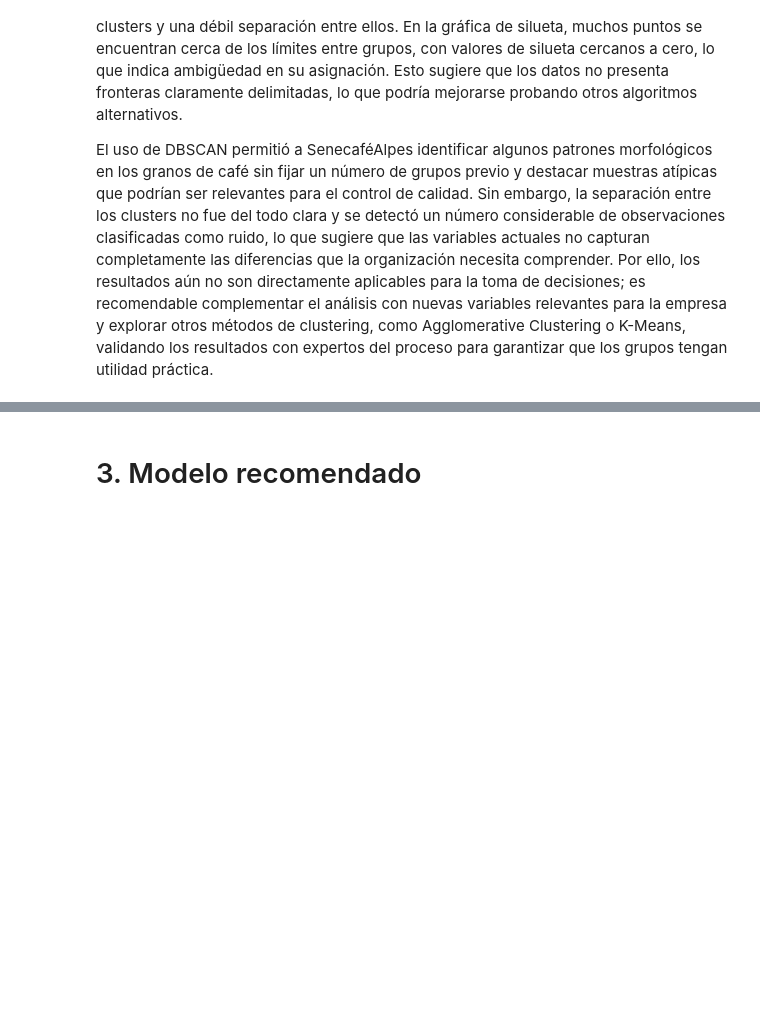
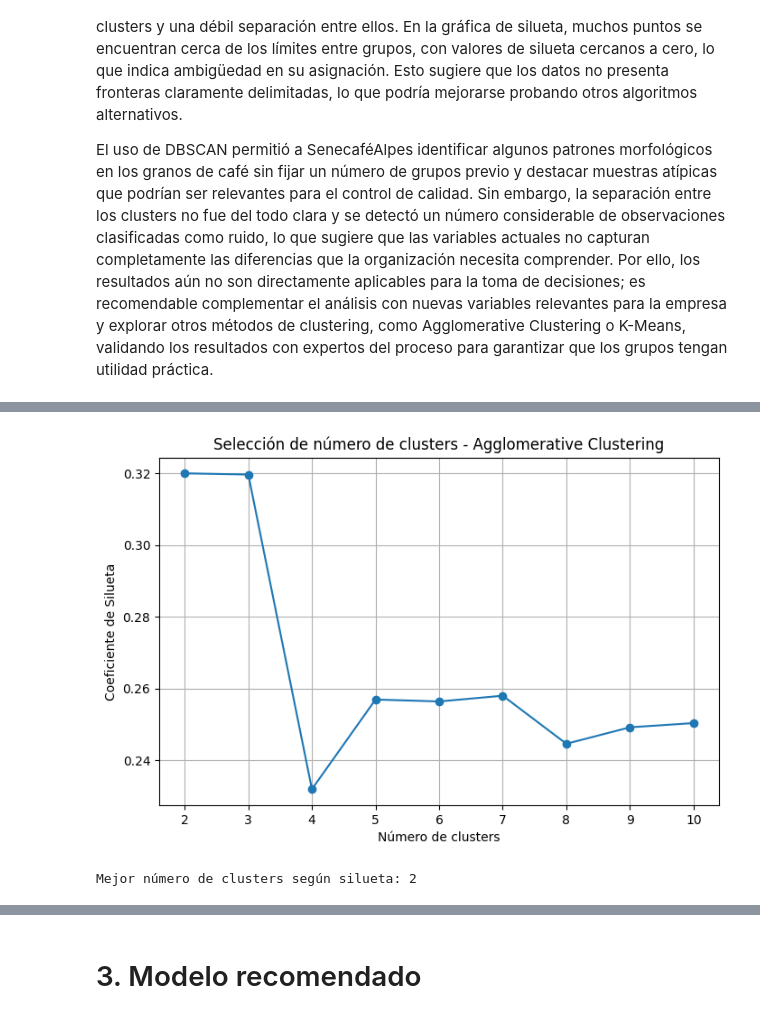
Before and after one commit to BI-organization/lab2, a Jupyter notebook: Lab2.ipynb, the cells around one changed output, grey strips where cells are left out. Drawn from its saved outputs; the diff is of its cells as text; code cells hidden in the pictures; blank space fills up the shorter version.

```diff
--- a/Lab2.ipynb
+++ b/Lab2.ipynb
@@ -684,0 +714,27 @@ El uso de DBSCAN permitió a SenecaféAlpes identificar algunos patrones morfol
+# %%
+from sklearn.cluster import AgglomerativeClustering
+from sklearn.metrics import silhouette_score
+import matplotlib.pyplot as plt
+
+range_n_clusters = range(2, 11)
+silhouette_scores = []
+
+for k in range_n_clusters:
+    agg = AgglomerativeClustering(n_clusters=k, linkage='ward')
+    labels = agg.fit_predict(X)
+    score = silhouette_score(X, labels)
+    silhouette_scores.append(score)
+
+plt.figure(figsize=(8,5))
+plt.plot(range_n_clusters, silhouette_scores, marker='o')
+plt.xlabel('Número de clusters')
+plt.ylabel('Coeficiente de Silueta')
+plt.title('Selección de número de clusters - Agglomerative Clustering')
+plt.grid(True)
+plt.show()
+
+best_k = range_n_clusters[silhouette_scores.index(max(silhouette_scores))]
+print(f"Mejor número de clusters según silueta: {best_k}")
+# %% [output]
+[figure, added]
+Mejor número de clusters según silueta: 2
```
Also changed, not shown: parts of 15 cells of this notebook.
